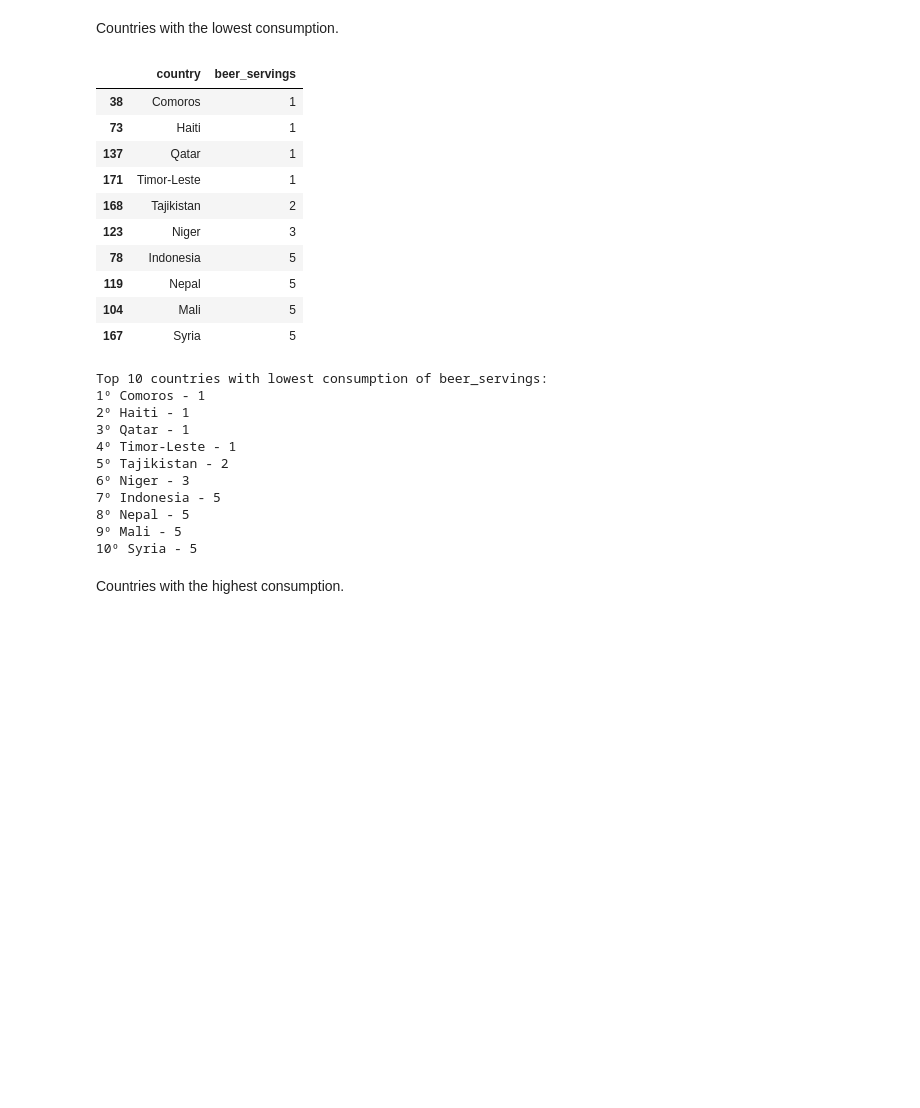
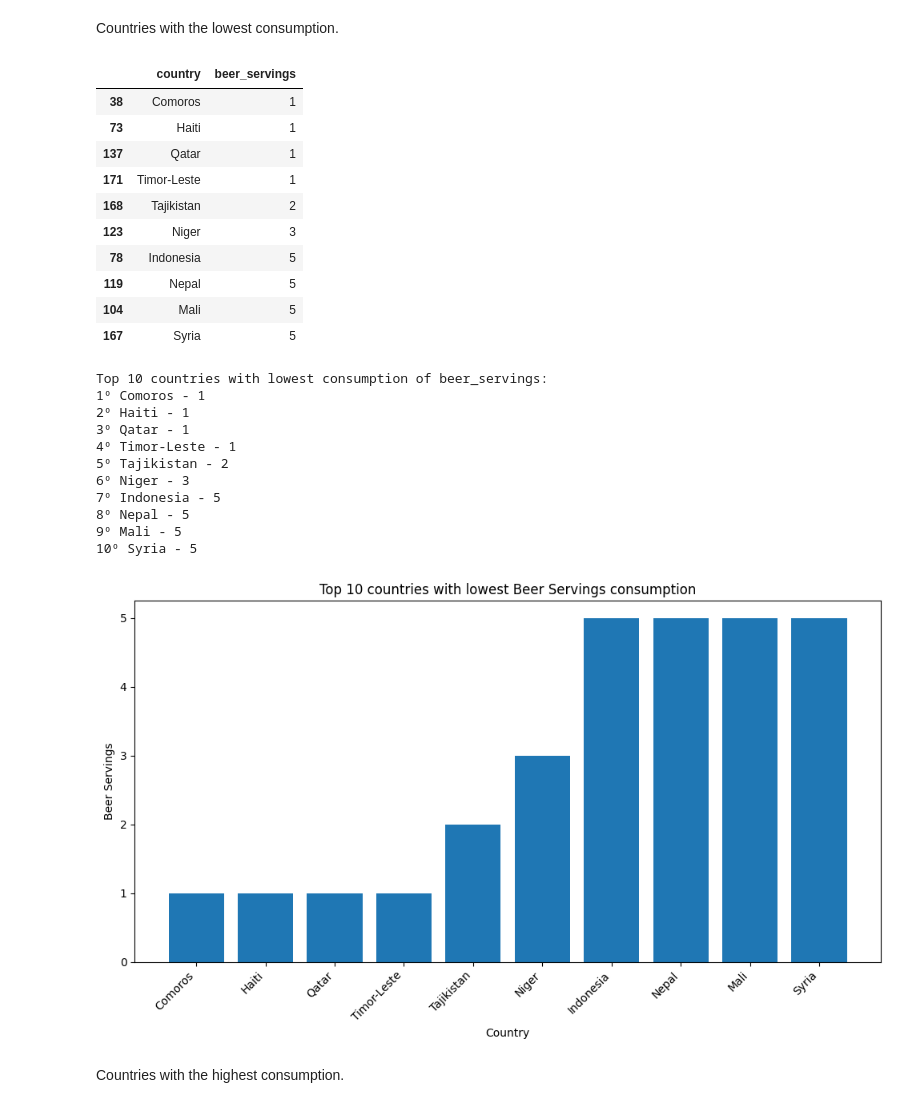
Before and after one commit to leonardopottmayer/data-science-alcohol-consumption-by-country, a Jupyter notebook: analysis/en/02_beverage_ranking_by_country.ipynb, the cells around one changed output. Drawn from its saved outputs; the diff is of its cells as text; code cells hidden in the pictures; blank space fills up the shorter version.

Commit message:
Added plots.

```diff
--- a/analysis/en/02_beverage_ranking_by_country.ipynb
+++ b/analysis/en/02_beverage_ranking_by_country.ipynb
@@ -54,6 +55,32 @@ def print_ranking(df: pd.DataFrame, column: str, ascending: bool, head_amount: i
     print(f"\nTop {head_amount} countries with {'lowest' if ascending else 'highest'} consumption of {column}:")
     for i, row in enumerate(df.itertuples(index=False), start=1):
         print(f"{i}º {row.country} - {getattr(row, column)}")
+
+def plot_ranking(df: pd.DataFrame, column: str, ascending: bool, head_amount: int) -> None:
+    """
+    Plots a bar chart showing the top countries with the highest or lowest consumption based on a specified column.
+
+    Args:
+        df (pd.DataFrame): The input DataFrame containing country data.
+        column (str): The name of the column to use for the ranking (e.g., 'beer_servings').
+        ascending (bool): If True, displays countries with the lowest consumption; if False, with the highest.
+        head_amount (int): The number of countries to include in the chart.
+
+    Returns:
+        None
+    """
+    plt.figure(figsize=(10, 6))
+    plt.bar(df['country'], df[column])
+
+    order = 'lowest' if ascending else 'highest'
+    title_column = column.replace('_', ' ').title()
+    plt.title(f'Top {head_amount} countries with {order} {title_column} consumption')
+
+    plt.xlabel('Country')
+    plt.ylabel(title_column)
+    plt.xticks(rotation=45, ha='right')
+    plt.tight_layout()
+    plt.show()
 # %% [markdown]
 ### 2.1. Beer consumption.
 # %%
@@ -64,29 +91,32 @@ Countries with the lowest consumption.
 # %%
 df_beer_servings_asc = get_ranking(df_beer_servings_grather_than_zero, 'beer_servings', True, beer_servings_head_amount)
 print_ranking(df_beer_servings_asc, 'beer_servings', True, beer_servings_head_amount)
+
+plot_ranking(df_beer_servings_asc, 'beer_servings', True, beer_servings_head_amount)
 # %% [output]
 |  | country | beer_servings |
 | 38 | Comoros | 1 |
 | 73 | Haiti | 1 |
 | 137 | Qatar | 1 |
 | 171 | Timor-Leste | 1 |
 | 168 | Tajikistan | 2 |
 | 123 | Niger | 3 |
 | 78 | Indonesia | 5 |
 | 119 | Nepal | 5 |
 | 104 | Mali | 5 |
 | 167 | Syria | 5 |
 Top 10 countries with lowest consumption of beer_servings:
 1º Comoros - 1
 2º Haiti - 1
 3º Qatar - 1
 4º Timor-Leste - 1
 5º Tajikistan - 2
 6º Niger - 3
 7º Indonesia - 5
 8º Nepal - 5
 9º Mali - 5
 10º Syria - 5
+[figure, added]
 # %% [markdown]
 Countries with the highest consumption.
 # %%
```
Also changed, not shown: parts of 6 cells of this notebook, 4 other files.
